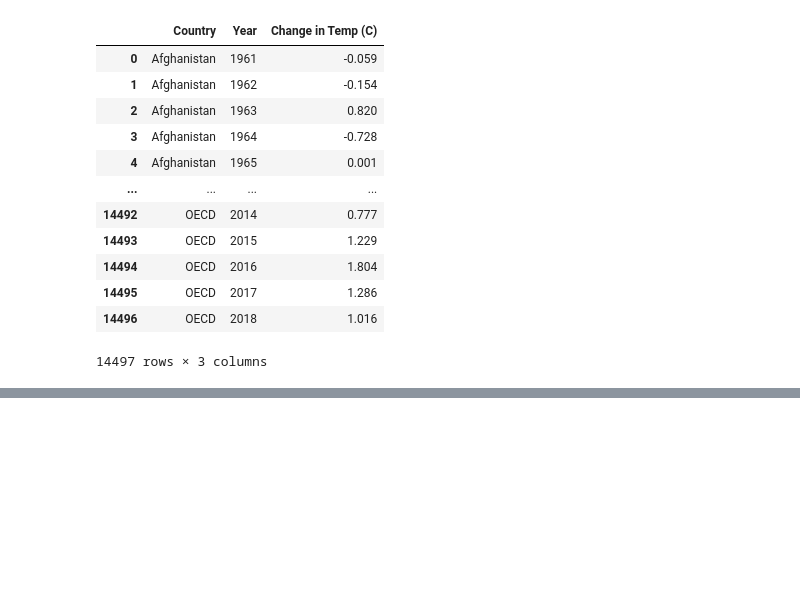
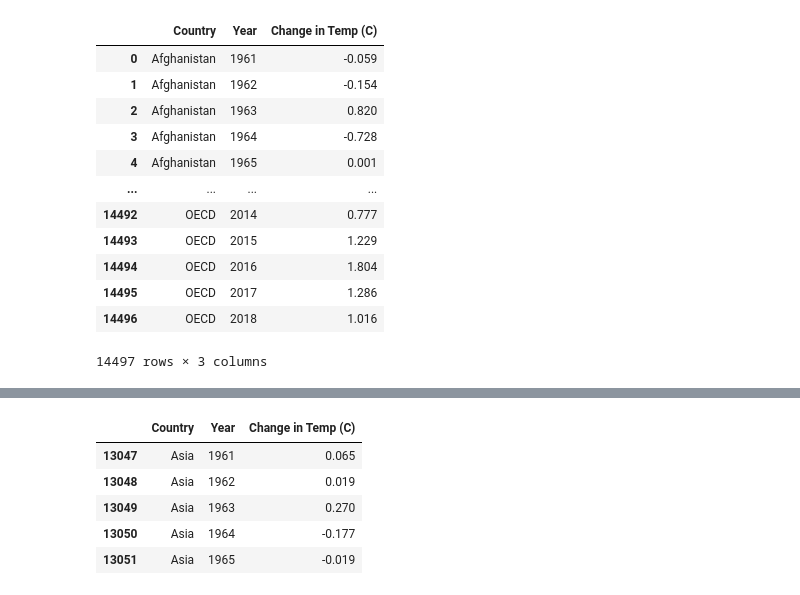
Before and after one commit to jenpusz/Project-2, a Jupyter notebook: year_temp.ipynb, the cells around one changed output, grey strips where cells are left out. Drawn from its saved outputs; the diff is of its cells as text; code cells hidden in the pictures; blank space fills up the shorter version.

```diff
--- a/year_temp.ipynb
+++ b/year_temp.ipynb
@@ -105,0 +120,10 @@ col_new_df.to_csv('Final_CSVs/year_temp.csv', index = False)
+# %%
+Asia_df = col_new_df.loc[col_new_df['Country']== 'Asia']
+Asia_df.head()
+# %% [output]
+|  | Country | Year | Change in Temp (C) |
+| 13047 | Asia | 1961 | 0.065 |
+| 13048 | Asia | 1962 | 0.019 |
+| 13049 | Asia | 1963 | 0.270 |
+| 13050 | Asia | 1964 | -0.177 |
+| 13051 | Asia | 1965 | -0.019 |
```
Also changed, not shown: parts of 8 cells of this notebook, 1 other file.
